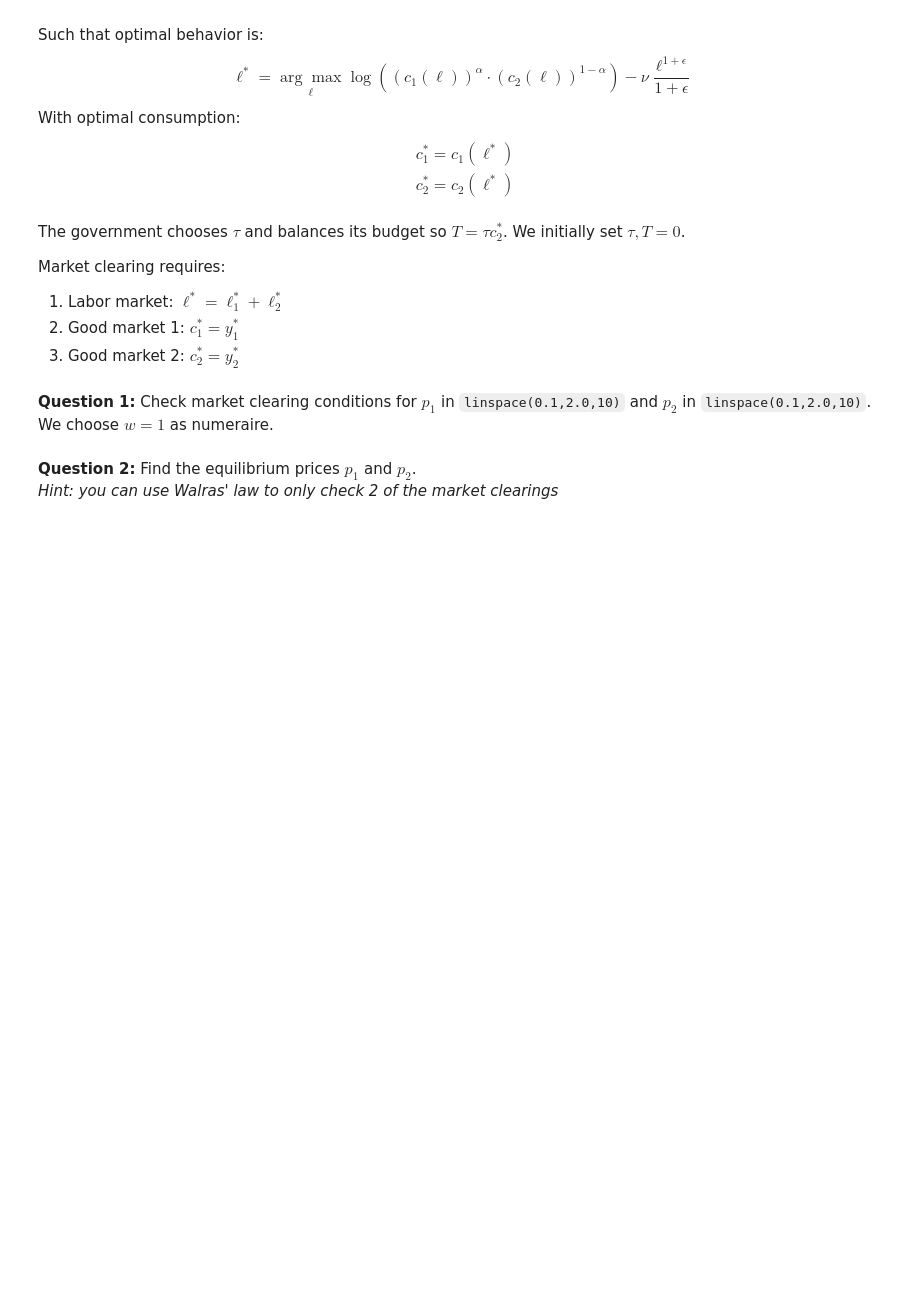
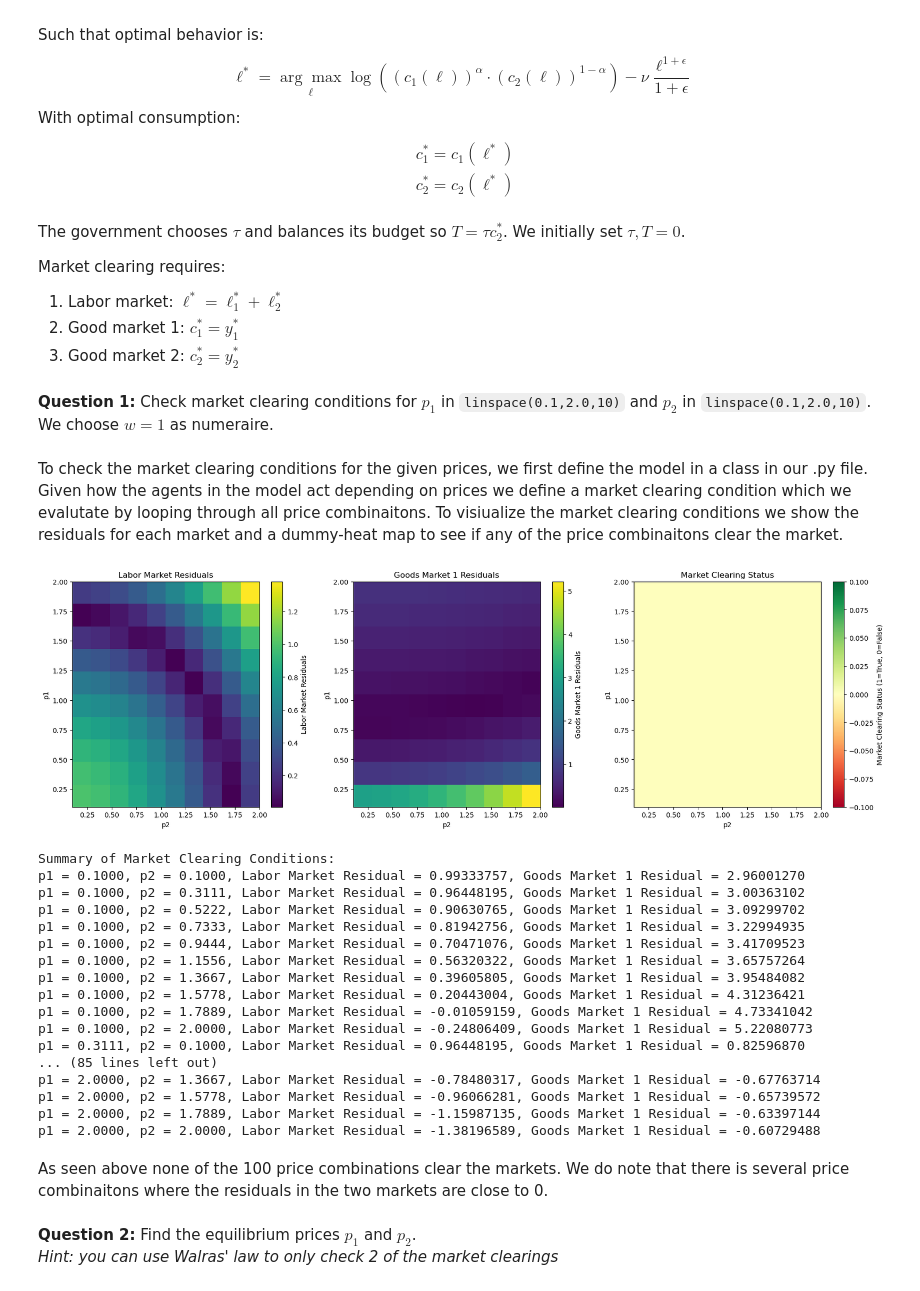
Before and after one commit to NumEconCopenhagen/projects-2024-andy-og-birdy, a Jupyter notebook: examproject/exam_2024.ipynb, the cells around one changed output. Saved outputs shown, nothing was run; the diff lists cells and outputs as text; code cells hidden in the pictures; blank space fills up the shorter version.

```diff
--- a/examproject/exam_2024.ipynb
+++ b/examproject/exam_2024.ipynb
@@ -86,6 +96,8 @@ Market clearing requires:
 1. Good market 2: $c_2^* = y_2^*$
 # %% [markdown]
 **Question 1:** Check market clearing conditions for $p_1$ in `linspace(0.1,2.0,10)` and $p_2$ in `linspace(0.1,2.0,10)`. We choose $w=1$ as numeraire.
+# %% [markdown]
+To check the market clearing conditions for the given prices, we first define the model in a class in our .py file. Given how the agents in the model act depending on prices we define a market clearing condition which we evalutate by looping through all price combinaitons. To visiualize the market clearing conditions we show the residuals for each market and a dummy-heat map to see if any of the price combinaitons clear the market.
 # %%
 par = SimpleNamespace()
 
@@ -109,3 +119,77 @@ par.kappa = 0.1
+# %%
+# Initialize the model with default parameters
+model = ProductionEconomy()
+
+# Define price ranges
+p1_values = np.linspace(0.1, 2.0, 10)
+p2_values = np.linspace(0.1, 2.0, 10)
+
+# Check market clearing conditions for each combination of p1 and p2
+results = np.zeros((len(p1_values), len(p2_values)), dtype=bool)
+labor_market_residuals = np.zeros((len(p1_values), len(p2_values)))
+goods_market_1_residuals = np.zeros((len(p1_values), len(p2_values)))
+summary = []
+
+for i, p1 in enumerate(p1_values):
+    for j, p2 in enumerate(p2_values):
+        residuals = model.market_clearing_conditions([p1, p2])
+        results[i, j] = all(np.isclose(res, 0) for res in residuals)
+        labor_market_residuals[i, j] = residuals[0]
+        goods_market_1_residuals[i, j] = residuals[1]
+        summary.append((p1, p2, residuals))
+
+# Plot results
+fig, axes = plt.subplots(1, 3, figsize=(21, 6))
+
+# Labor market residuals plot
+cax1 = axes[0].imshow(np.abs(labor_market_residuals), extent=[p2_values[0], p2_values[-1], p1_values[0], p1_values[-1]], origin='lower', aspect='auto', cmap='viridis')
+cbar1 = fig.colorbar(cax1, ax=axes[0], label='Labor Market Residuals')
+axes[0].set_xlabel('p2')
+axes[0].set_ylabel('p1')
+axes[0].set_title('Labor Market Residuals')
+
+# Goods market 1 residuals plot
+cax2 = axes[1].imshow(np.abs(goods_market_1_residuals), extent=[p2_values[0], p2_values[-1], p1_values[0], p1_values[-1]], origin='lower', aspect='auto', cmap='viridis')
+cbar2 = fig.colorbar(cax2, ax=axes[1], label='Goods Market 1 Residuals')
+axes[1].set_xlabel('p2')
+axes[1].set_ylabel('p1')
+axes[1].set_title('Goods Market 1 Residuals')
+
+# Market clearing status plot
+market_clearing_plot = np.where(results, 1, 0)
+cax3 = axes[2].imshow(market_clearing_plot, extent=[p2_values[0], p2_values[-1], p1_values[0], p1_values[-1]], origin='lower', aspect='auto', cmap='RdYlGn')
+cbar3 = fig.colorbar(cax3, ax=axes[2], label='Market Clearing Status (1=True, 0=False)')
+axes[2].set_xlabel('p2')
+axes[2].set_ylabel('p1')
+axes[2].set_title('Market Clearing Status')
+
+plt.show()
+
+# Print summary
+print("Summary of Market Clearing Conditions:")
+for p1, p2, residuals in summary:
+    print(f'p1 = {p1:6.4f}, p2 = {p2:6.4f}, Labor Market Residual = {residuals[0]:.8f}, Goods Market 1 Residual = {residuals[1]:.8f}')
+# %% [output]
+[figure, added]
+Summary of Market Clearing Conditions:
+p1 = 0.1000, p2 = 0.1000, Labor Market Residual = 0.99333757, Goods Market 1 Residual = 2.96001270
+p1 = 0.1000, p2 = 0.3111, Labor Market Residual = 0.96448195, Goods Market 1 Residual = 3.00363102
+p1 = 0.1000, p2 = 0.5222, Labor Market Residual = 0.90630765, Goods Market 1 Residual = 3.09299702
+p1 = 0.1000, p2 = 0.7333, Labor Market Residual = 0.81942756, Goods Market 1 Residual = 3.22994935
+p1 = 0.1000, p2 = 0.9444, Labor Market Residual = 0.70471076, Goods Market 1 Residual = 3.41709523
+p1 = 0.1000, p2 = 1.1556, Labor Market Residual = 0.56320322, Goods Market 1 Residual = 3.65757264
+p1 = 0.1000, p2 = 1.3667, Labor Market Residual = 0.39605805, Goods Market 1 Residual = 3.95484082
+p1 = 0.1000, p2 = 1.5778, Labor Market Residual = 0.20443004, Goods Market 1 Residual = 4.31236421
+p1 = 0.1000, p2 = 1.7889, Labor Market Residual = -0.01059159, Goods Market 1 Residual = 4.73341042
+p1 = 0.1000, p2 = 2.0000, Labor Market Residual = -0.24806409, Goods Market 1 Residual = 5.22080773
+p1 = 0.3111, p2 = 0.1000, Labor Market Residual = 0.96448195, Goods Market 1 Residual = 0.82596870
+... (85 lines left out)
+p1 = 2.0000, p2 = 1.3667, Labor Market Residual = -0.78480317, Goods Market 1 Residual = -0.67763714
+p1 = 2.0000, p2 = 1.5778, Labor Market Residual = -0.96066281, Goods Market 1 Residual = -0.65739572
+p1 = 2.0000, p2 = 1.7889, Labor Market Residual = -1.15987135, Goods Market 1 Residual = -0.63397144
+p1 = 2.0000, p2 = 2.0000, Labor Market Residual = -1.38196589, Goods Market 1 Residual = -0.60729488
+# %% [markdown]
+As seen above none of the 100 price combinations clear the markets. We do note that there is several price combinaitons where the residuals in the two markets are close to 0.
 # %% [markdown]
 **Question 2:** Find the equilibrium prices $p_1$ and $p_2$.<br>
 *Hint: you can use Walras' law to only check 2 of the market clearings*
```
Also changed, not shown: parts of 24 cells of this notebook, 2 other files.
